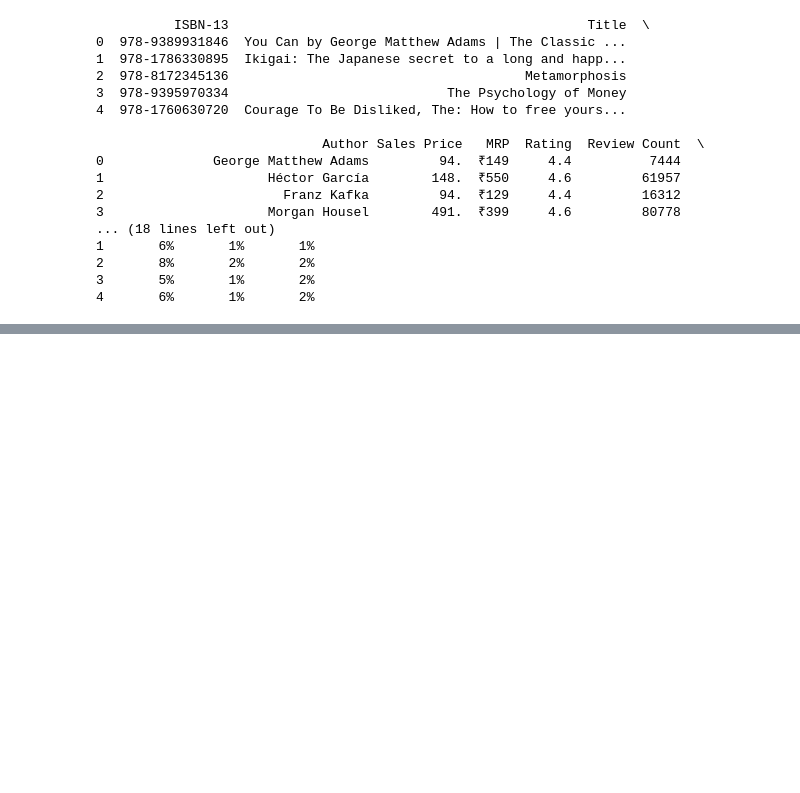
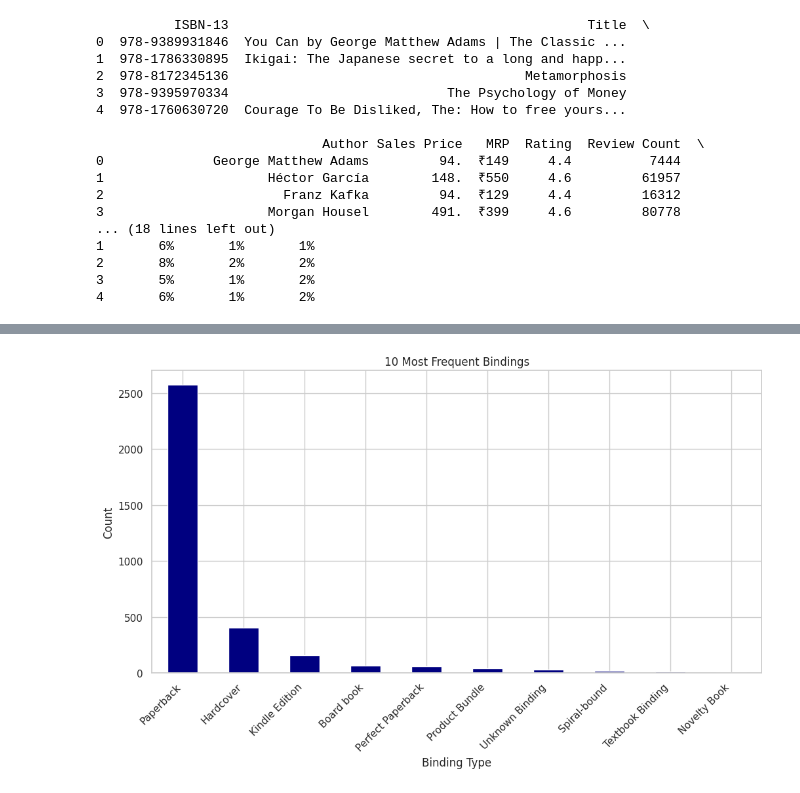
Before and after one commit to sandeepProject/Online-Book-Popularity, a Jupyter notebook: notebooks/Online_Book_Popularity.ipynb, the cells around one changed output, grey strips where cells are left out. Drawn from its saved outputs; the diff is of its cells as text; code cells hidden in the pictures; blank space fills up the shorter version.

```diff
--- a/notebooks/Online_Book_Popularity.ipynb
+++ b/notebooks/Online_Book_Popularity.ipynb
@@ -275,0 +483,12 @@ calibrated precisely to CS Professional answer-writing expectations
+# %%
+# Bindings
+
+plt.figure(figsize=(12, 6))
+df['Binding'].value_counts().head(10).plot(kind='bar', color='#000080')
+plt.title('10 Most Frequent Bindings')
+plt.xlabel('Binding Type')
+plt.ylabel('Count')
+plt.xticks(rotation=45, ha='right')
+plt.show()
+# %% [output]
+[figure, added]
```
Also changed, not shown: parts of 136 cells of this notebook.
